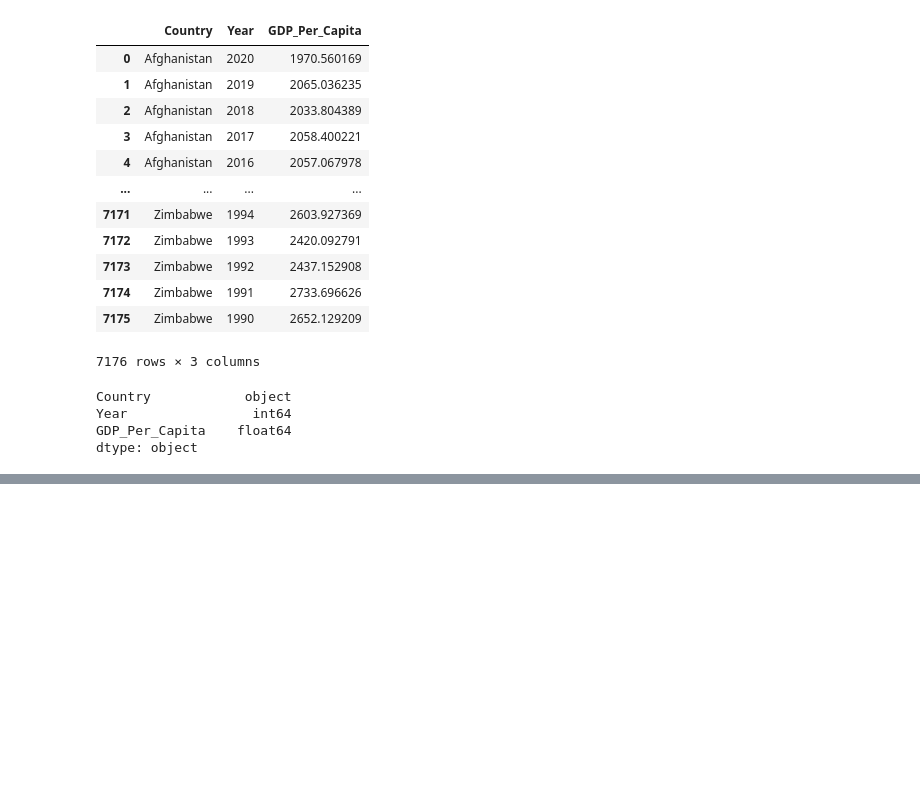
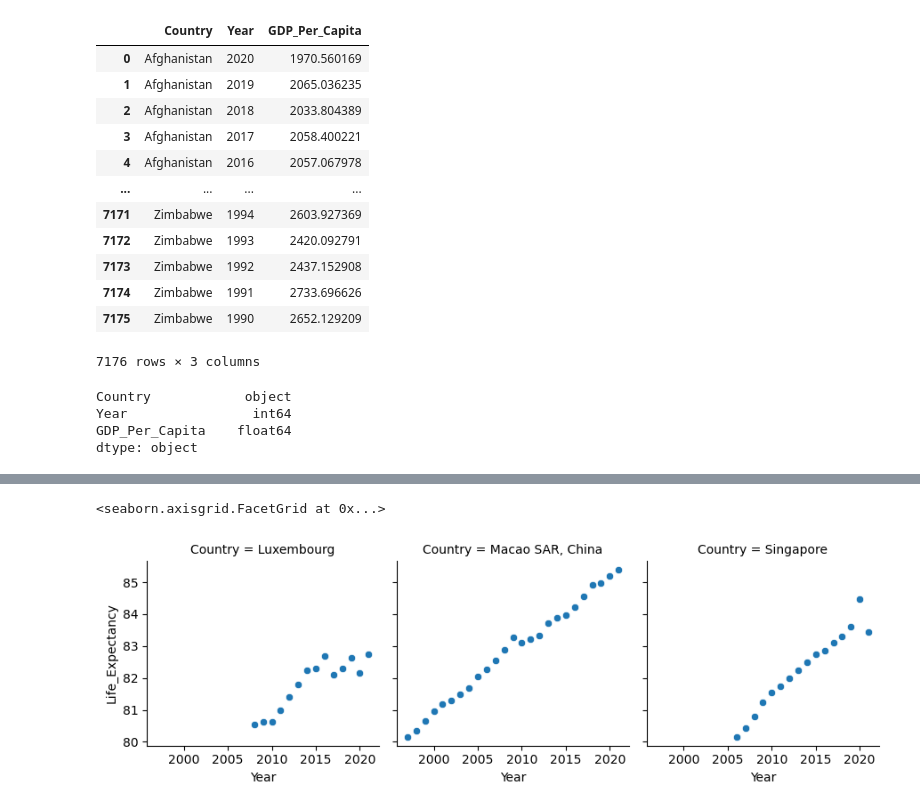
Before and after one commit to nss-data-science-cohort-7/un-exploration-MultidisciplinaryDeepDives, a Jupyter notebook: notebooks/UN_Data_Exploration.ipynb, the cells around one changed output, grey strips where cells are left out. Cells and saved outputs as stored; diff of their text form; code cells hidden in the pictures; blank space fills up the shorter version.

```diff
--- a/notebooks/UN_Data_Exploration.ipynb
+++ b/notebooks/UN_Data_Exploration.ipynb
@@ -35,0 +565,3 @@ dtype: object
+# %%
+gdp_le_2019 = gdp_le.loc[(gdp_le['Year']==2019)]
+gdp_le_2019
@@ -35,0 +582,4 @@ dtype: object
+# %%
+gdp_le_2019_top = gdp_le_2019.sort_values(by='GDP_Per_Capita', ascending=False)
+gdp_le_2019_top3 = gdp_le_2019_top.head(3)
+gdp_le_2019_top3
@@ -35,0 +616,5 @@ dtype: object
+# %%
+# gdp_le_2019_top3 = sns.load_dataset("gdp_le_2019_top3")
+
+Top_3_Countries = list(set(gdp_le_2019_top3["Country"]))  #list(set(df['a'])
+Top_3_Countries
@@ -35,0 +623,5 @@ dtype: object
+# %%
+gdp_le_top3 = gdp_le.loc[gdp_le['Country'].isin(Top_3_Countries)]  #.plot(kind='line', x='Year', y='GDP_Per_Capita', ax = axis, label = 'Equatorial Guinea')
+# since Top_3_Countries already is a list, no [] is needed around it
+
+gdp_le_top3
@@ -35,0 +642,6 @@ dtype: object
+# %%
+g = sns.FacetGrid(gdp_le_top3, col = "Country")  # col = gdp_le_2019_top3[["Country"]])
+g.map_dataframe(sns.scatterplot, x="Year", y="Life_Expectancy")
+# %% [output]
+<seaborn.axisgrid.FacetGrid at 0x...>
+[figure, added]
```
Also changed, not shown: parts of 91 cells of this notebook.
